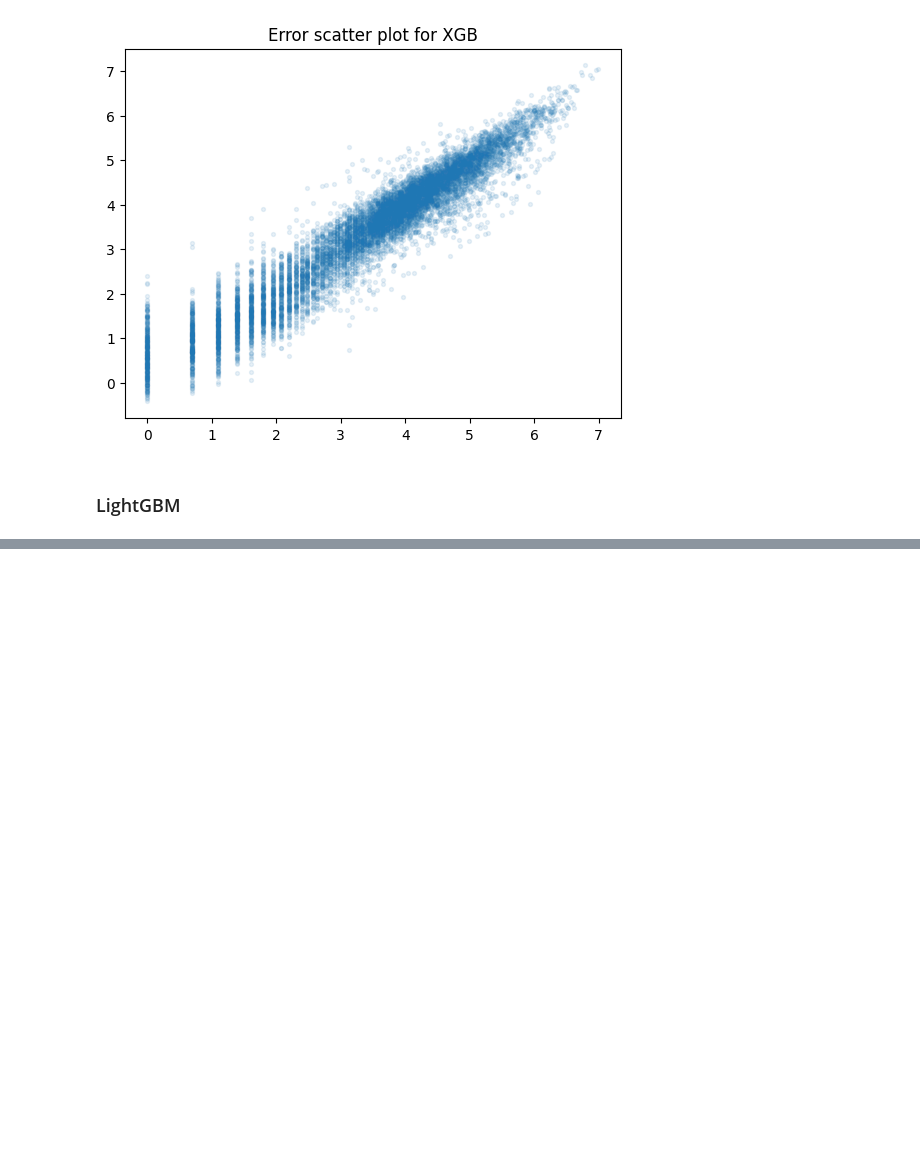
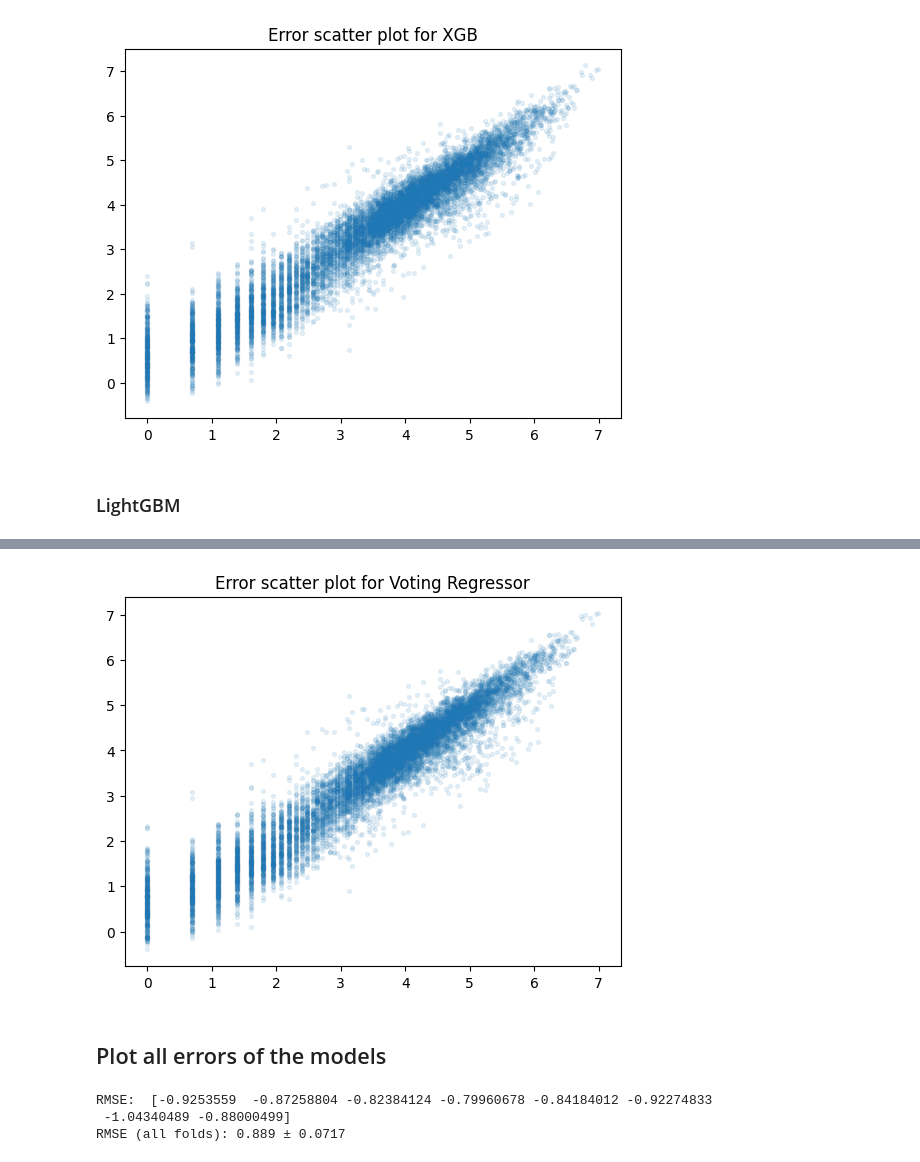
Before and after one commit to stlbnmaria/PythonForDS_Project, a Jupyter notebook: modeling/model_aggregations.ipynb, the cells around one changed output, grey strips where cells are left out. Drawn from its saved outputs; the diff is of its cells as text; code cells hidden in the pictures; blank space fills up the shorter version.

```diff
--- a/modeling/model_aggregations.ipynb
+++ b/modeling/model_aggregations.ipynb
@@ -181,0 +252,6 @@ problem.error_plot(y_pred_test, y_test, "LightGBM")
+# %%
+problem.error_plot(y_pred_test, y_test, "Voting Regressor")
+# %% [output]
+[figure, added]
+# %% [markdown]
+## Plot all errors of the models
@@ -181,0 +266,11 @@ problem.error_plot(y_pred_test, y_test, "LightGBM")
+# %%
+cv = problem.get_cv(X_train, y_train)
+baseline_scores = cross_val_score(
+    baseline, X_train, y_train, cv=cv, scoring="neg_root_mean_squared_error"
+)
+print("RMSE: ", baseline_scores)
+print(f"RMSE (all folds): {-baseline_scores.mean():.3} ± {(-baseline_scores).std():.3}")
+# %% [output]
+RMSE:  [-0.9253559  -0.87258804 -0.82384124 -0.79960678 -0.84184012 -0.92274833
+ -1.04340489 -0.88000499]
+RMSE (all folds): 0.889 ± 0.0717
```
Also changed, not shown: parts of 27 cells of this notebook, 2 other files.
